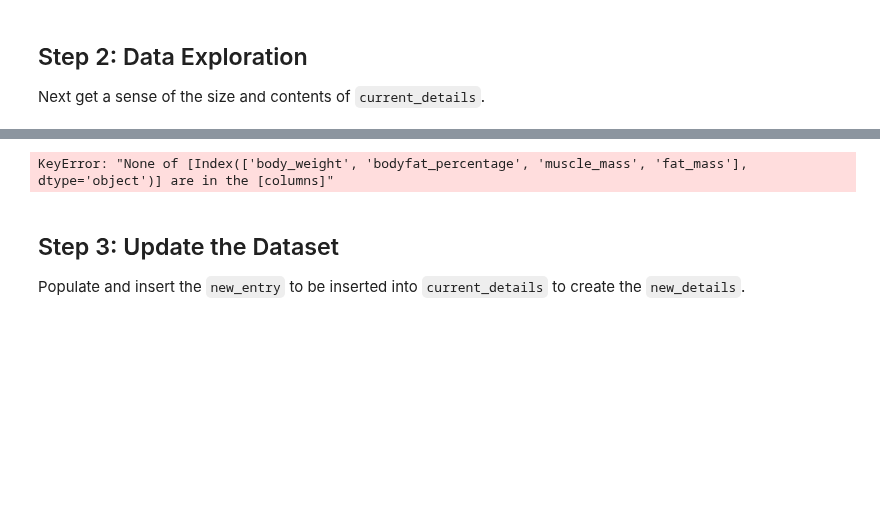
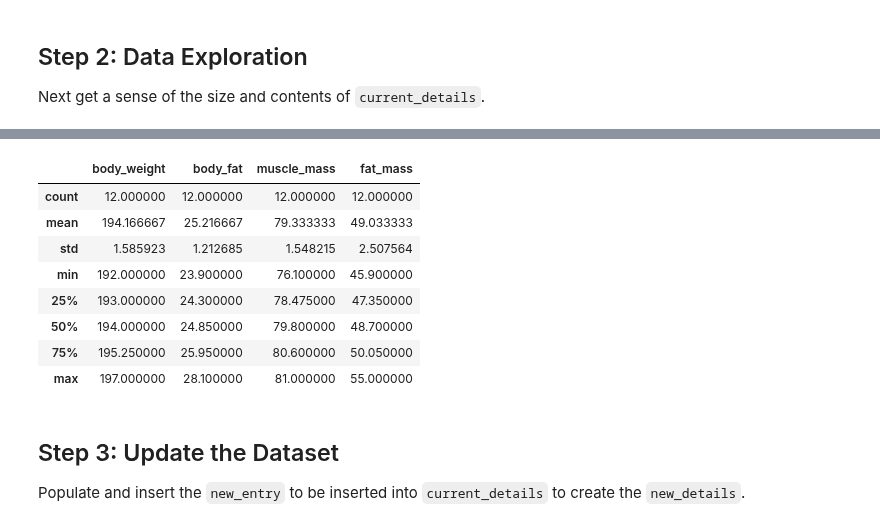
Before and after one commit to Artuk009/NewDIetAndExercise, a Jupyter notebook: Diet_Stuff/body_measurements_v2.ipynb, the cells around one changed output, grey strips where cells are left out. Cells and saved outputs as stored; diff of their text form; code cells hidden in the pictures; blank space fills up the shorter version.

```diff
--- a/Diet_Stuff/body_measurments_v2.ipynb
+++ b/Diet_Stuff/body_measurements_v2.ipynb
@@ -71,7 +75,15 @@ memory usage: 288.0+ bytes
 # %%
-current_details[['body_weight', 'bodyfat_percentage', 'muscle_mass', 'fat_mass']].describe()
+current_details[['body_weight', 'body_fat', 'muscle_mass', 'fat_mass']].astype(float).describe()
 # %% [output]
-KeyError: "None of [Index(['body_weight', 'bodyfat_percentage', 'muscle_mass', 'fat_mass'], dtype='object')] are in the [columns]"
+|  | body_weight | body_fat | muscle_mass | fat_mass |
+| count | 12.000000 | 12.000000 | 12.000000 | 12.000000 |
+| mean | 194.166667 | 25.216667 | 79.333333 | 49.033333 |
+| std | 1.585923 | 1.212685 | 1.548215 | 2.507564 |
+| min | 192.000000 | 23.900000 | 76.100000 | 45.900000 |
+| 25% | 193.000000 | 24.300000 | 78.475000 | 47.350000 |
+| 50% | 194.000000 | 24.850000 | 79.800000 | 48.700000 |
+| 75% | 195.250000 | 25.950000 | 80.600000 | 50.050000 |
+| max | 197.000000 | 28.100000 | 81.000000 | 55.000000 |
 # %% [markdown]
 ## Step 3: Update the Dataset
 Populate and insert the `new_entry` to be inserted into `current_details` to create the `new_details`.
```
Also changed, not shown: parts of 3 cells of this notebook.
